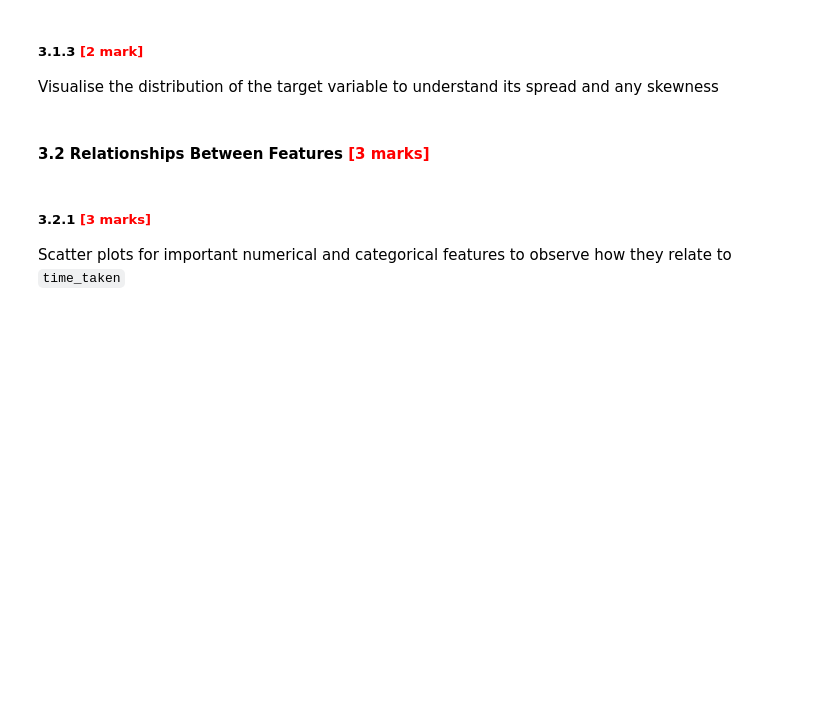
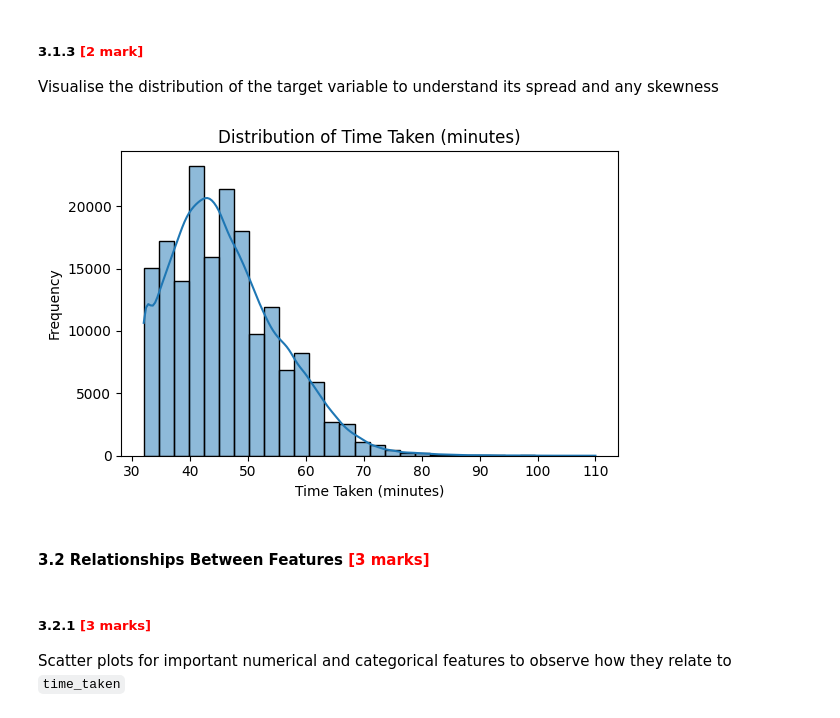
Before and after one commit to ashwanikryadav/upgrad2025, a Jupyter notebook: Linear_Regression_Assignment_AshwaniKumarYadav/LR_Delivery_Time_Estimation_Starter.ipynb, the cells around one changed output. Drawn from its saved outputs; the diff is of its cells as text; code cells hidden in the pictures; blank space fills up the shorter version.

```diff
--- a/Linear_Regression_Assignment_AshwaniKumarYadav/LR_Delivery_Time_Estimation_Starter.ipynb
+++ b/Linear_Regression_Assignment_AshwaniKumarYadav/LR_Delivery_Time_Estimation_Starter.ipynb
@@ -250,3 +460,29 @@ Visualise the distribution of the target variable to understand its spread and a
+# %%
+# Distribution of time_taken
+import pandas as pd
+import seaborn as sns
+import matplotlib.pyplot as plt
+
+
+data = pd.read_csv("porter_data_1.csv")
+
+
+data["created_at"] = pd.to_datetime(data["created_at"])
+data["actual_delivery_time"] = pd.to_datetime(data["actual_delivery_time"])
+
+
+data["time_taken"] = (data["actual_delivery_time"] - data["created_at"]).dt.total_seconds() / 60.0
+
+
+plt.figure(figsize=(6, 4))
+sns.histplot(data["time_taken"], kde=True, bins=30)
+plt.title("Distribution of Time Taken (minutes)")
+plt.xlabel("Time Taken (minutes)")
+plt.ylabel("Frequency")
+plt.tight_layout()
+plt.show()
+# %% [output]
+[figure, added]
 # %% [markdown]
 #### **3.2 Relationships Between Features** <font color = red>[3 marks]</font> <br>
 # %% [markdown]
```
Also changed, not shown: parts of 23 cells of this notebook.
